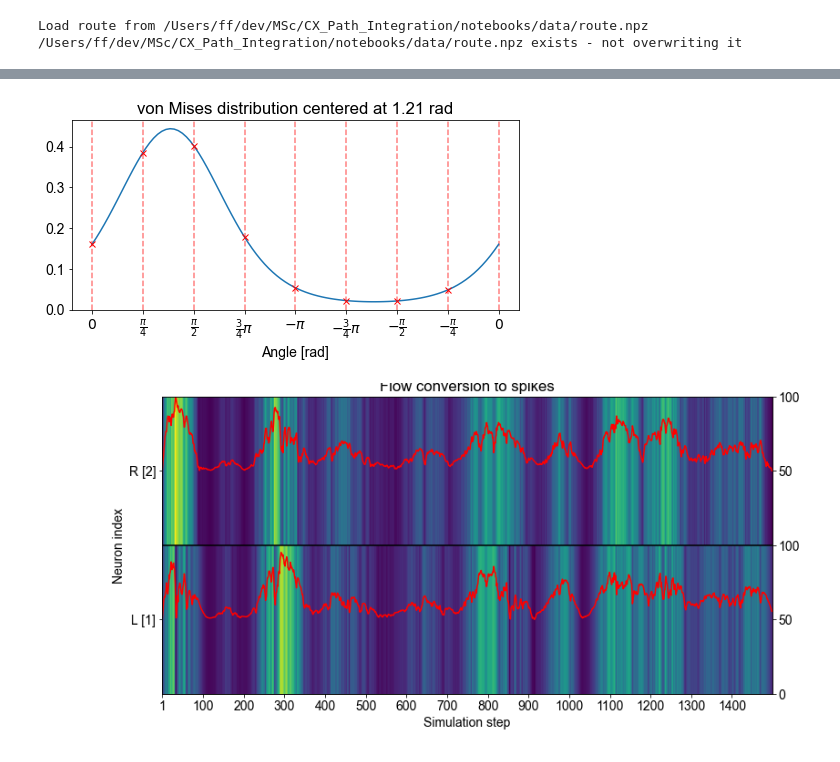
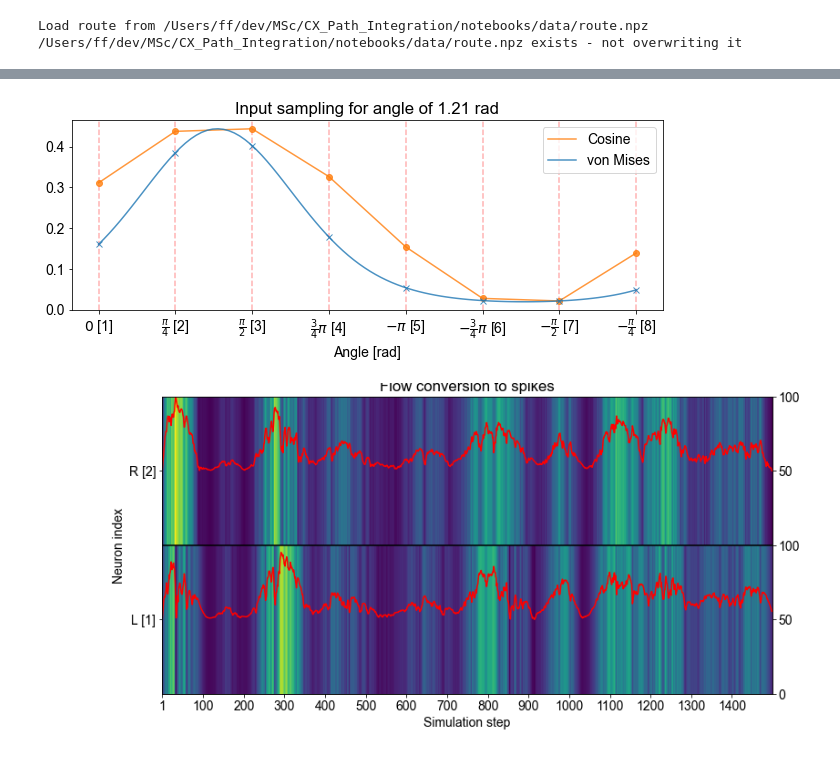
Before and after one commit to filippoferrari/CX_Path_Integration, a Jupyter notebook: notebooks/generate_plots.ipynb, the cells around one changed output, grey strips where cells are left out. Drawn from its saved outputs; the diff is of its cells as text; code cells hidden in the pictures.

Commit message:
backup notebooks for dissertation results

```diff
--- a/notebooks/generate_plots.ipynb
+++ b/notebooks/generate_plots.ipynb
@@ -119,42 +152,50 @@ plt.show()
 # %%
 mu = 0
 sigma = 0.8
 angle_index = 150
 
 # rv = scipy.stats.norm(loc=mu, scale=sigma)
 # x = np.linspace(mu - np.pi, mu + np.pi, 100)
 
 # mu2 = np.pi/4
 # kappa = 1. / sigma**2
 # rv2 = scipy.stats.vonmises(mu, kappa)
-x = np.linspace(0, 2* np.pi, 100)
+x = np.linspace(0, 2* np.pi -np.pi/4, 100)
+tl2_prefs = np.linspace(0, 2*np.pi, 8, endpoint=False)
+
+plt.figure(figsize=(9,4))
 
 
-plt.figure(figsize=(7,4))
-
-
-for i in np.linspace(0, 2*np.pi, 8+1, endpoint=True):
-    plt.axvline(i, color='r', ls='--', alpha=0.5)
+for i in np.linspace(0, 2*np.pi, 8, endpoint=False):
+    plt.axvline(i, color='r', ls='--', alpha=0.3)
 
 N = 8
 xs = np.linspace(0, 2*np.pi, N+1, endpoint=True)
 samples = scipy.stats.vonmises.pdf(xs, kappa, loc=h[angle_index])
 
-plt.plot(x, scipy.stats.vonmises.pdf(x, kappa, loc=h[angle_index]) )
-plt.plot(xs[:N], samples[:N], 'rx')
+plt.plot(xs[:N], cx_spiking.inputs.normalise_range(np.cos(h[angle_index] - tl2_prefs)+1, vmin=samples[:N].min(), vmax=scipy.stats.vonmises.pdf(h[angle_index], kappa, loc=h[angle_index])),
+         label='Cosine', color='tab:orange', alpha=0.8)
+plt.plot(xs[:N], cx_spiking.inputs.normalise_range(np.cos(h[angle_index] - tl2_prefs)+1, vmin=samples[:N].min(), vmax=scipy.stats.vonmises.pdf(h[angle_index], kappa, loc=h[angle_index])),
+         'o', color='tab:orange', alpha=0.8)
 
-plt.xticks(xs, [r'$0$', r'$\frac{\pi}{4}$',  r'$\frac{\pi}{2}$', r'$\frac{3}{4}\pi$',
-                r'$-\pi$', r'$-\frac{3}{4}\pi$', r'$-\frac{\pi}{2}$', r'$-\frac{\pi}{4}$', r'$0$'])
+plt.plot(x, scipy.stats.vonmises.pdf(x, kappa, loc=h[angle_index]), label='von Mises', color='tab:blue', alpha=0.8)
+plt.plot(xs[:N], samples[:N], 'x', color='tab:blue', alpha=0.8)
+
+
+
+plt.xticks(xs[:N], [r'$0$ [1]', r'$\frac{\pi}{4}$ [2]',  r'$\frac{\pi}{2}$ [3]', r'$\frac{3}{4}\pi$ [4]',
+                r'$-\pi$ [5]', r'$-\frac{3}{4}\pi$ [6]', r'$-\frac{\pi}{2}$ [7]', r'$-\frac{\pi}{4}$ [8]'])
 plt.xlabel('Angle [rad]')
 #plt.ylabel('VonMises')
-plt.title(f'von Mises distribution centered at {h[angle_index]:.2f} rad')
+plt.title(f'Input sampling for angle of {h[angle_index]:.2f} rad')
+plt.legend()
 plt.tight_layout()
 
-plt.savefig(os.path.join(os.environ.get('MSC_PROJECT'), 'notebooks/dissertation_plots/vonmises.pdf'))
+plt.savefig(os.path.join(os.environ.get('MSC_PROJECT'), 'notebooks/dissertation_plots/vonmises.pdf'))#, bbox='tight_layout')
 
 plt.show()
 # %% [output]
-[figure, old version]
+[figure, new version]
 # %%
 #plt.figure(figsize=(15,6))
 fig, ax1 = plt.subplots(figsize=(15,6))
```
Also changed, not shown: parts of 2 cells of this notebook, 50 other files.
